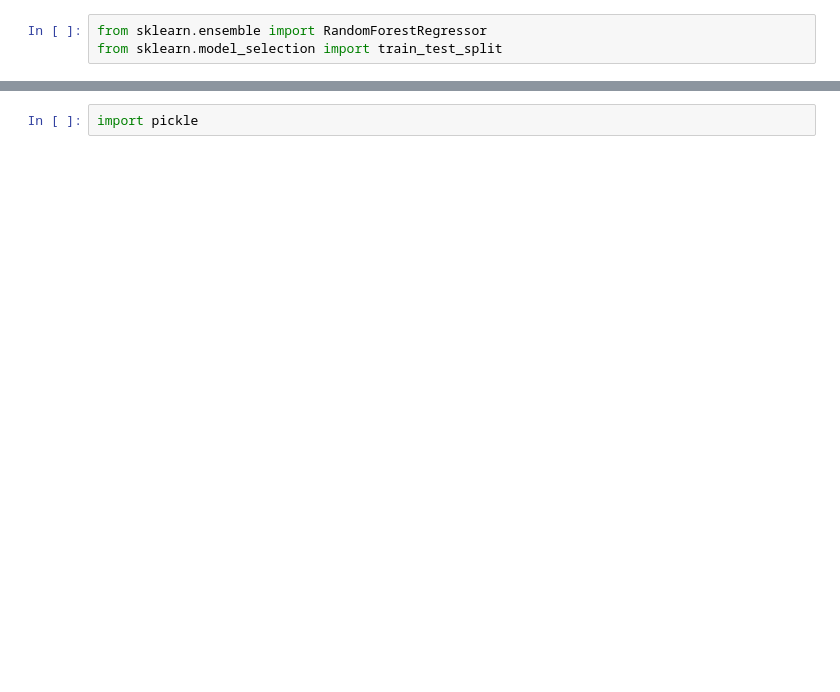
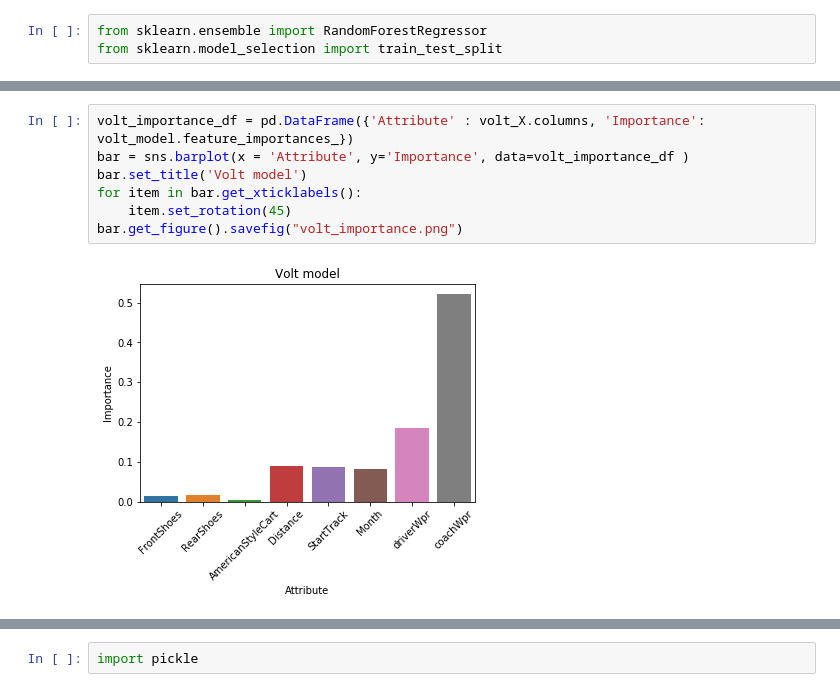
Before and after one commit to ThreeHorsemen/TrottingAnalyzer, a Jupyter notebook: win_predictor.ipynb, the cells around one changed output, grey strips where cells are left out. Drawn from its saved outputs; the diff is of its cells as text; blank space fills up the shorter version.

```diff
--- a/win_predictor.ipynb
+++ b/win_predictor.ipynb
@@ -119,0 +162,9 @@ RandomForestRegressor(bootstrap=True, criterion='mse', max_depth=10,
+# %%
+volt_importance_df = pd.DataFrame({'Attribute' : volt_X.columns, 'Importance': volt_model.feature_importances_})
+bar = sns.barplot(x = 'Attribute', y='Importance', data=volt_importance_df )
+bar.set_title('Volt model')
+for item in bar.get_xticklabels():
+    item.set_rotation(45)
+bar.get_figure().savefig("volt_importance.png")
+# %% [output]
+[figure, added]
```
Also changed, not shown: parts of 40 cells of this notebook, 3 other files.
